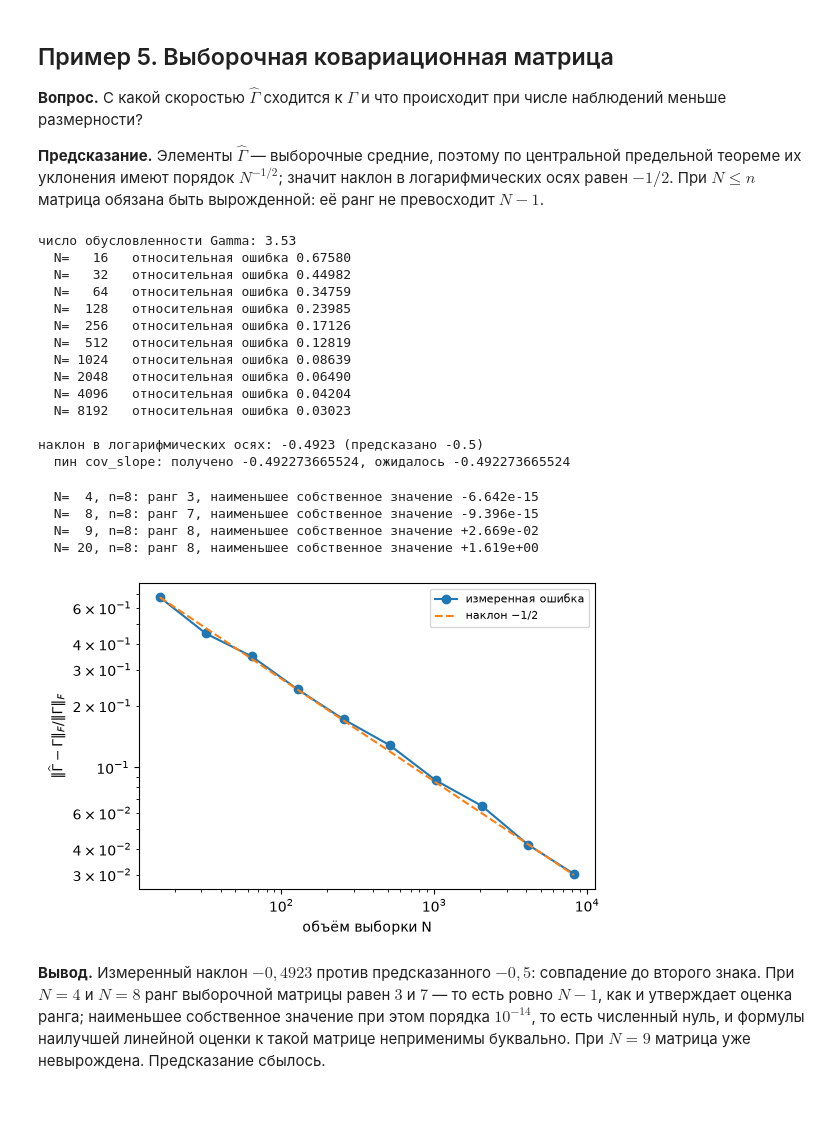
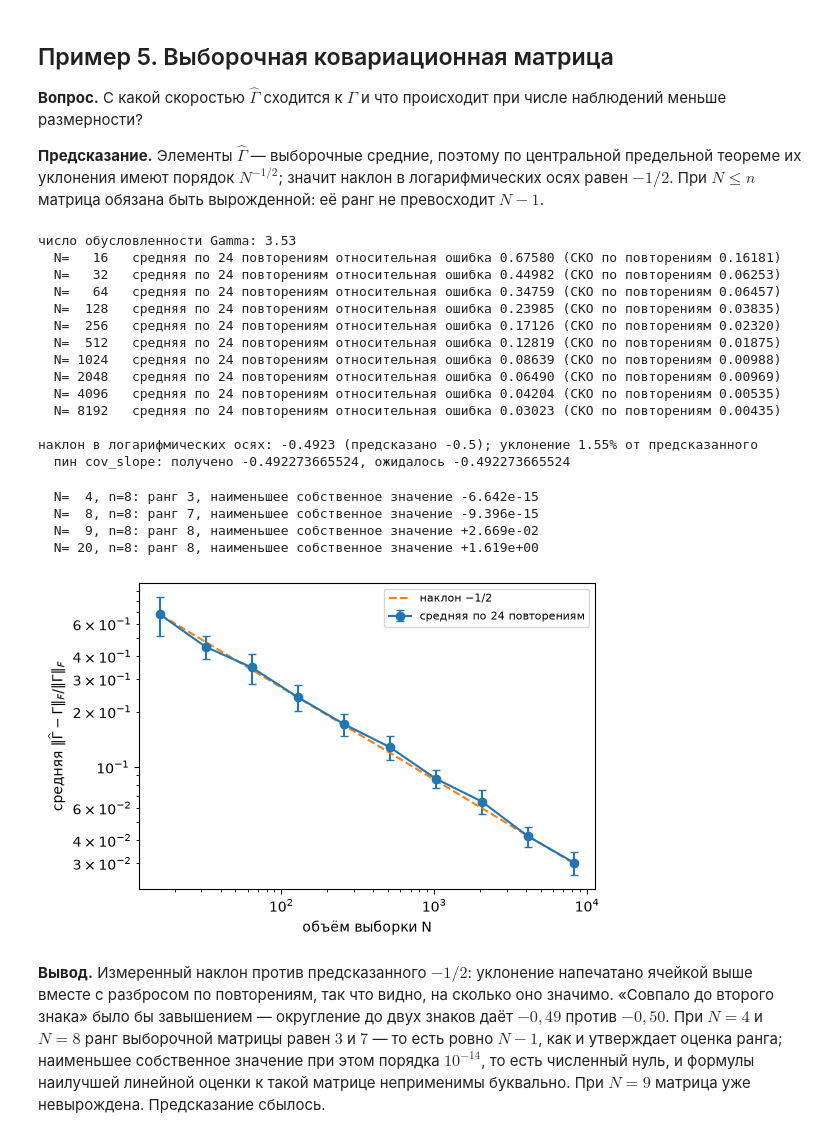
Before and after one commit to heni/math-exam, a Jupyter notebook: questions/08-random-variables-correlation/examples.ipynb, the cells around one changed output. Saved outputs shown, nothing was run; the diff lists cells and outputs as text; code cells hidden in the pictures; blank space fills up the shorter version.

```diff
--- a/questions/08-random-variables-correlation/examples.ipynb
+++ b/questions/08-random-variables-correlation/examples.ipynb
@@ -420,30 +568,33 @@ def sample_cov(N, gen):
 
 Ns = np.array([16, 32, 64, 128, 256, 512, 1024, 2048, 4096, 8192])
 REP = 24
-errs = []
+errs, sds = [], []
 for N in Ns:
     e = [np.linalg.norm(sample_cov(int(N), rng5) - Gamma5, "fro") / norm_G for _ in range(REP)]
     errs.append(np.mean(e))
-errs = np.array(errs)
+    sds.append(np.std(e, ddof=1))
+errs, sds = np.array(errs), np.array(sds)
 slope = np.polyfit(np.log(Ns), np.log(errs), 1)[0]
-for N, e in zip(Ns, errs):
-    print(f"  N={N:5d}   относительная ошибка {e:.5f}")
-print(f"\nнаклон в логарифмических осях: {slope:.4f} (предсказано -0.5)")
+for N, e, sd in zip(Ns, errs, sds):
+    print(f"  N={N:5d}   средняя по {REP} повторениям относительная ошибка "
+          f"{e:.5f} (СКО по повторениям {sd:.5f})")
+print(f"\nнаклон в логарифмических осях: {slope:.4f} (предсказано -0.5); "
+      f"уклонение {abs(slope + 0.5)/0.5:.2%} от предсказанного")
 check_golden("cov_slope", slope)
 # %% [output]
 число обусловленности Gamma: 3.53
-  N=   16   относительная ошибка 0.67580
-  N=   32   относительная ошибка 0.44982
-  N=   64   относительная ошибка 0.34759
-  N=  128   относительная ошибка 0.23985
-  N=  256   относительная ошибка 0.17126
-  N=  512   относительная ошибка 0.12819
-  N= 1024   относительная ошибка 0.08639
-  N= 2048   относительная ошибка 0.06490
-  N= 4096   относительная ошибка 0.04204
-  N= 8192   относительная ошибка 0.03023
+  N=   16   средняя по 24 повторениям относительная ошибка 0.67580 (СКО по повторениям 0.16181)
+  N=   32   средняя по 24 повторениям относительная ошибка 0.44982 (СКО по повторениям 0.06253)
+  N=   64   средняя по 24 повторениям относительная ошибка 0.34759 (СКО по повторениям 0.06457)
+  N=  128   средняя по 24 повторениям относительная ошибка 0.23985 (СКО по повторениям 0.03835)
+  N=  256   средняя по 24 повторениям относительная ошибка 0.17126 (СКО по повторениям 0.02320)
+  N=  512   средняя по 24 повторениям относительная ошибка 0.12819 (СКО по повторениям 0.01875)
+  N= 1024   средняя по 24 повторениям относительная ошибка 0.08639 (СКО по повторениям 0.00988)
+  N= 2048   средняя по 24 повторениям относительная ошибка 0.06490 (СКО по повторениям 0.00969)
+  N= 4096   средняя по 24 повторениям относительная ошибка 0.04204 (СКО по повторениям 0.00535)
+  N= 8192   средняя по 24 повторениям относительная ошибка 0.03023 (СКО по повторениям 0.00435)
 
-наклон в логарифмических осях: -0.4923 (предсказано -0.5)
+наклон в логарифмических осях: -0.4923 (предсказано -0.5); уклонение 1.55% от предсказанного
   пин cov_slope: получено -0.492273665524, ожидалось -0.492273665524
 # %%
 for N in (4, 8, 9, 20):
@@ -457,18 +608,23 @@ for N in (4, 8, 9, 20):
   N= 20, n=8: ранг 8, наименьшее собственное значение +1.619e+00
 # %%
 fig, ax = plt.subplots(figsize=(5.6, 3.6), layout="constrained")
-ax.loglog(Ns, errs, "o-", label="измеренная ошибка")
+ax.errorbar(Ns, errs, yerr=sds, fmt="o-", capsize=3,
+            label=f"средняя по {REP} повторениям")
+ax.set_xscale("log")
+ax.set_yscale("log")
 ax.loglog(Ns, errs[0] * (Ns / Ns[0]) ** -0.5, "--", label=r"наклон $-1/2$")
 ax.set_xlabel("объём выборки N")
-ax.set_ylabel(r"$\|\widehat\Gamma-\Gamma\|_F/\|\Gamma\|_F$")
+ax.set_ylabel(r"средняя $\|\widehat\Gamma-\Gamma\|_F/\|\Gamma\|_F$")
 ax.legend(fontsize=8)
 fig.savefig(f"{FIGDIR}/fig-05-samplecov.pdf", **SAVE_KW)
 plt.show()
 # %% [output]
-[figure, old version]
+[figure, new version]
 # %% [markdown]
-**Вывод.** Измеренный наклон $-0{,}4923$ против предсказанного $-0{,}5$:
-совпадение до второго знака. При $N=4$ и $N=8$ ранг выборочной матрицы равен
+**Вывод.** Измеренный наклон против предсказанного $-1/2$: уклонение
+напечатано ячейкой выше вместе с разбросом по повторениям, так что видно, на
+сколько оно значимо. «Совпало до второго знака» было бы завышением —
+округление до двух знаков даёт $-0{,}49$ против $-0{,}50$. При $N=4$ и $N=8$ ранг выборочной матрицы равен
 $3$ и $7$ — то есть ровно $N-1$, как и утверждает оценка ранга; наименьшее
 собственное значение при этом порядка $10^{-14}$, то есть численный нуль, и
 формулы наилучшей линейной оценки к такой матрице неприменимы буквально.
```
Also changed, not shown: parts of 15 cells of this notebook, 9 other files.
